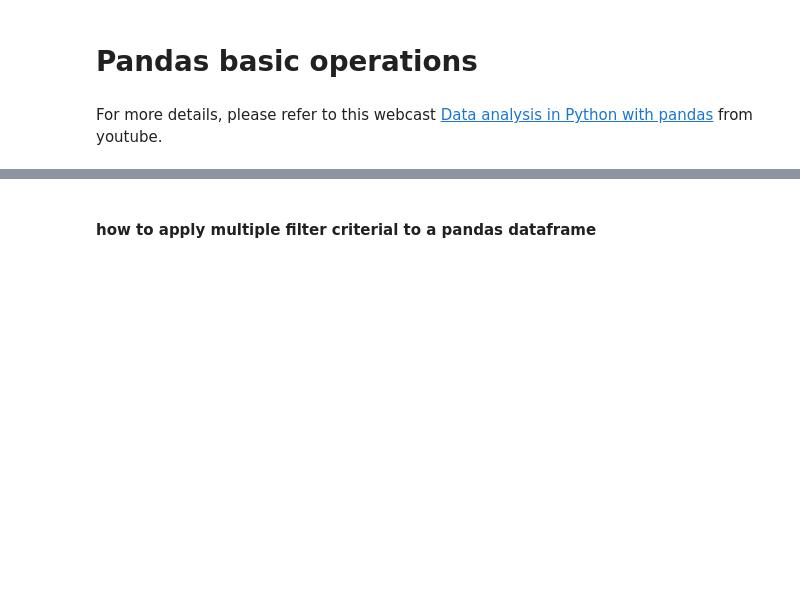
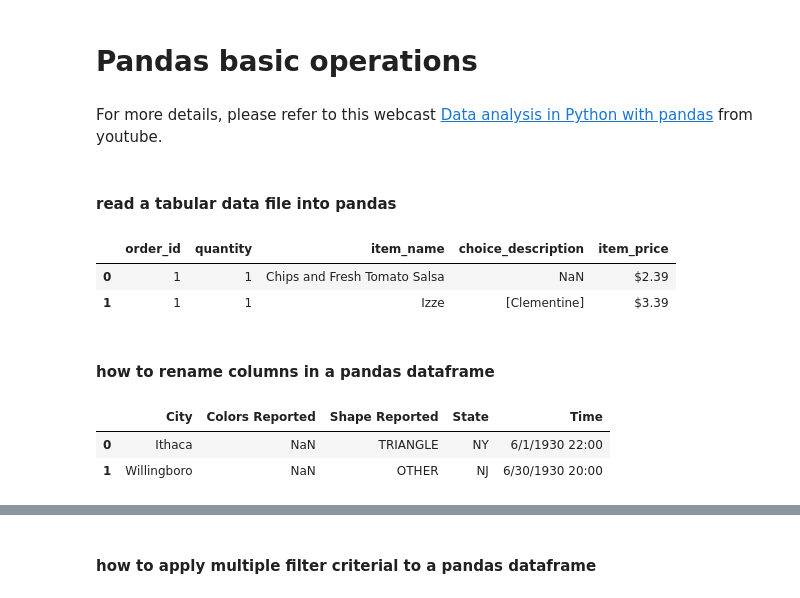
Before and after one commit to chiching/jupyter-notebooks, a Jupyter notebook: basic/pandas.ipynb, the cells around one changed output, grey strips where cells are left out. Saved outputs shown, nothing was run; the diff lists cells and outputs as text; code cells hidden in the pictures; blank space fills up the shorter version.

Commit message:
feat: update pandas notebook

```diff
--- a/basic/pandas.ipynb
+++ b/basic/pandas.ipynb
@@ -2,3 +2,21 @@
 # Pandas basic operations
 # %% [markdown]
 For more details, please refer to this webcast [Data analysis in Python with pandas](https://www.youtube.com/playlist?list=PL5-da3qGB5ICCsgW1MxlZ0Hq8LL5U3u9y) from youtube.
+# %% [markdown]
+#### read a tabular data file into pandas
+# %%
+import pandas as pd
+pd.read_table('pd-data/chipotle.tsv').head(2)
+# %% [output]
+|  | order_id | quantity | item_name | choice_description | item_price |
+| 0 | 1 | 1 | Chips and Fresh Tomato Salsa | NaN | $2.39 |
+| 1 | 1 | 1 | Izze | [Clementine] | $3.39 |
+# %% [markdown]
+#### how to rename columns in a pandas dataframe
+# %%
+df = pd.read_table('pd-data/ufo.csv', sep=',')
+df.head(2)
+# %% [output]
+|  | City | Colors Reported | Shape Reported | State | Time |
+| 0 | Ithaca | NaN | TRIANGLE | NY | 6/1/1930 22:00 |
+| 1 | Willingboro | NaN | OTHER | NJ | 6/30/1930 20:00 |
```
Also changed, not shown: parts of 13 cells of this notebook.
